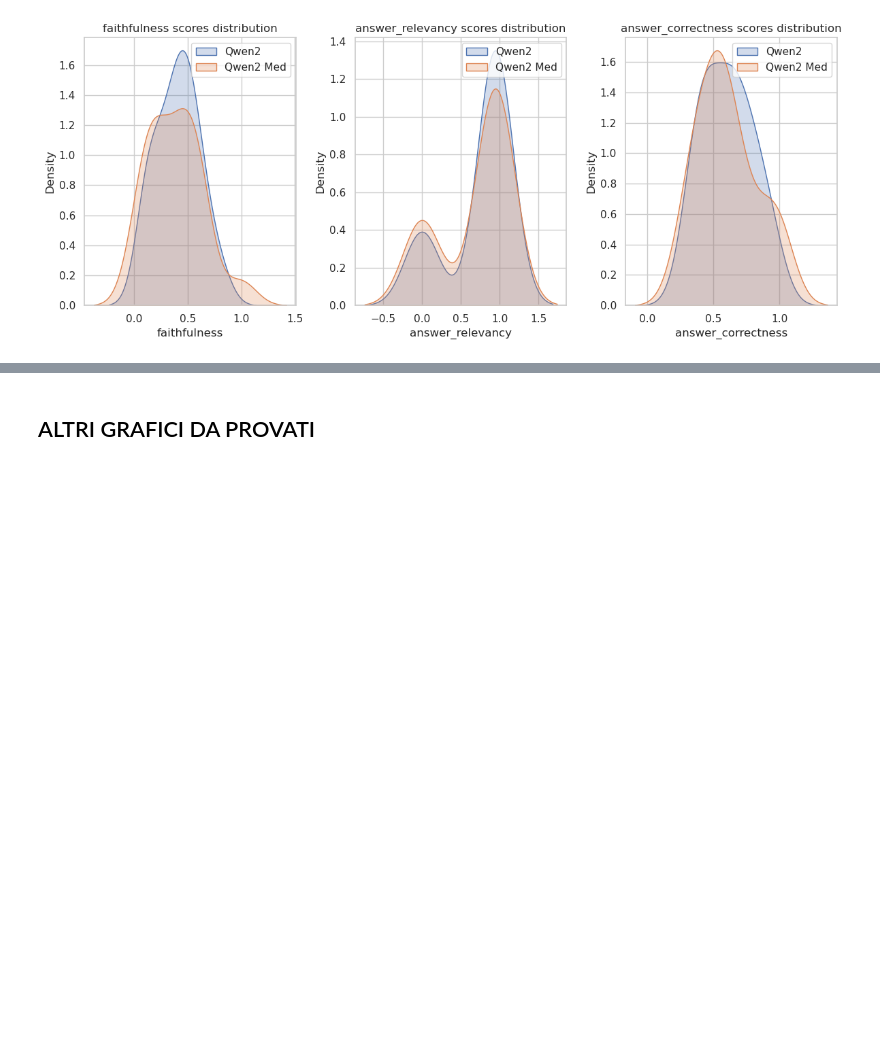
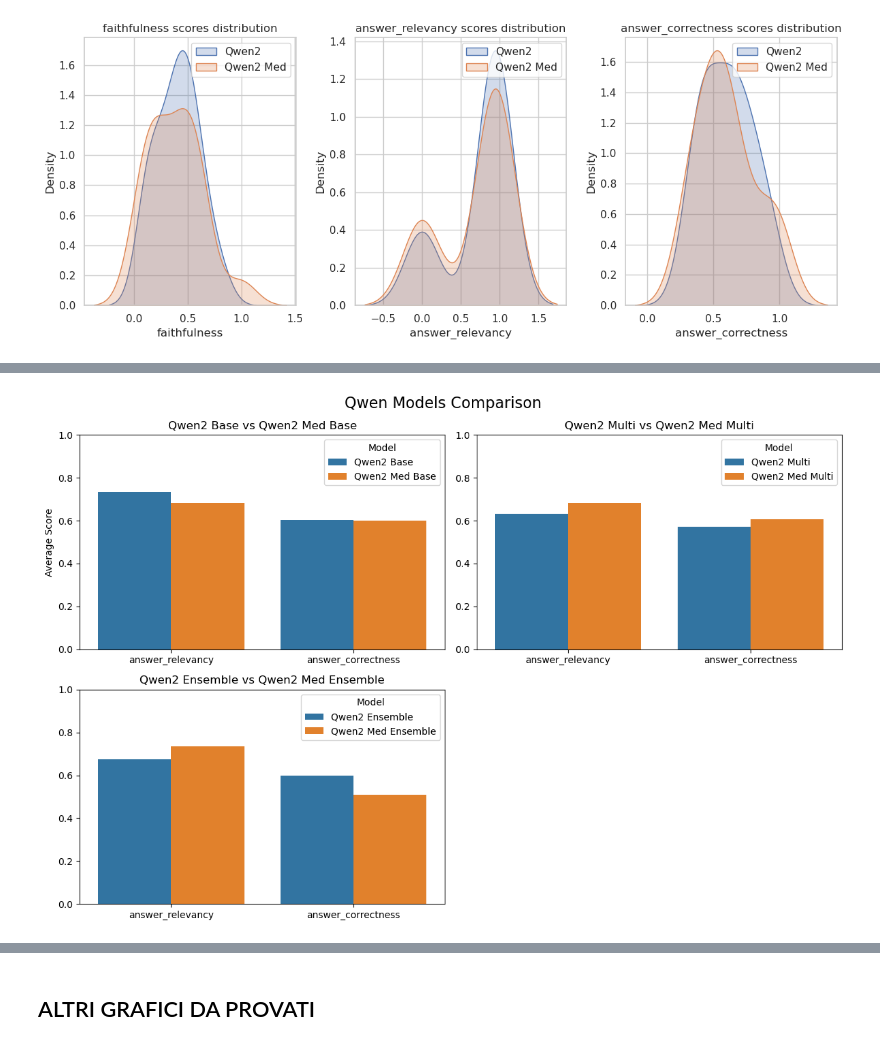
Before and after one commit to mbesep/Tesi-Magistrale-RAG, a Jupyter notebook: RAGAS definitivo.ipynb, the cells around one changed output, grey strips where cells are left out. Saved outputs shown, nothing was run; the diff lists cells and outputs as text; code cells hidden in the pictures; blank space fills up the shorter version.

```diff
--- a/RAGAS definitivo.ipynb
+++ b/RAGAS definitivo.ipynb
@@ -1605,0 +1749,81 @@ analysis(
+# %%
+import numpy as np
+import matplotlib.pyplot as plt
+import seaborn as sns
+import pandas as pd
+import os
+
+# Creazione della cartella immaginiPDF se non esiste
+if not os.path.exists('immaginiPDF'):
+    os.makedirs('immaginiPDF')
+
+def comparison_subplots(models, model_names, title, filename):
+    fig = plt.figure(figsize=(12, 8))
+    fig.suptitle(title, fontsize=16)
+
+    # Creazione di un layout personalizzato
+    gs = fig.add_gridspec(2, 2, height_ratios=[1, 1], width_ratios=[1, 1])
+
+    axes = [fig.add_subplot(gs[0, 0]),  # Primo grafico
+            fig.add_subplot(gs[0, 1]),  # Secondo grafico
+            fig.add_subplot(gs[1, 0])]  # Terzo grafico (sotto al primo)
+
+    for i in range(0, len(models), 2):
+        model1, model2 = models[i], models[i+1]
+        model1_name, model2_name = model_names[i], model_names[i+1]
+
+        mean1 = model1.mean()
+        mean2 = model2.mean()
+
+        df = pd.DataFrame({
+            'Metric': mean1.index,
+            model1_name: mean1.values,
+            model2_name: mean2.values
+        })
+
+        df_melted = df.melt('Metric', var_name='Model', value_name='Score')
+
+        sns.barplot(x='Metric', y='Score', hue='Model', data=df_melted, ax=axes[i//2])
+
+        axes[i//2].set_title(f'{model1_name} vs {model2_name}')
+        axes[i//2].set_xlabel('')
+        axes[i//2].set_ylim(0, 1)
+        if i//2 == 0:
+            axes[i//2].set_ylabel('Average Score')
+        else:
+            axes[i//2].set_ylabel('')
+
+    plt.tight_layout()
+
+    # Salva il grafico in PDF
+    pdf_path = os.path.join('immaginiPDF', filename)
+    plt.savefig(pdf_path, format='pdf')
+    print(f"Grafico salvato come {pdf_path}")
+
+    # Visualizza il grafico
+    plt.show()
+
+# Qwen models comparison
+qwen_models = [
+    Qwen2Base[['answer_relevancy', 'answer_correctness']],
+    QwenMedBase[['answer_relevancy', 'answer_correctness']],
+    Qwen2Multi[['answer_relevancy', 'answer_correctness']],
+    QwenMedMulti[['answer_relevancy', 'answer_correctness']],
+    Qwen2Ensemble[['answer_relevancy', 'answer_correctness']],
+    QwenMedEnsemble[['answer_relevancy', 'answer_correctness']]
+]
+qwen_model_names = ['Qwen2 Base', 'Qwen2 Med Base', 'Qwen2 Multi', 'Qwen2 Med Multi', 'Qwen2 Ensemble', 'Qwen2 Med Ensemble']
+comparison_subplots(qwen_models, qwen_model_names, 'Qwen Models Comparison', 'qwen_models_comparison.pdf')
+
+# Llama models comparison
+llama_models = [
+    LlamaBase[['answer_relevancy', 'answer_correctness']],
+    LlamaMedBase[['answer_relevancy', 'answer_correctness']],
+    LlamaMulti[['answer_relevancy', 'answer_correctness']],
+    LlamaMedMulti[['answer_relevancy', 'answer_correctness']],
+    LlamaEnsemble[['answer_relevancy', 'answer_correctness']],
+    LlamaMedEnsemble[['answer_relevancy', 'answer_correctness']]
+]
+llama_model_names = ['Llama Base', 'Llama Med Base', 'Llama Multi', 'Llama Med Multi', 'Llama Ensemble', 'Llama Med Ensemble']
+comparison_subplots(llama_models, llama_model_names, 'Llama Models Comparison', 'llama_models_comparison.pdf')
+# %% [output]
@@ -1605,0 +1831 @@ analysis(
+[figure, added]
```
Also changed, not shown: parts of 26 cells of this notebook, 2 other files.
